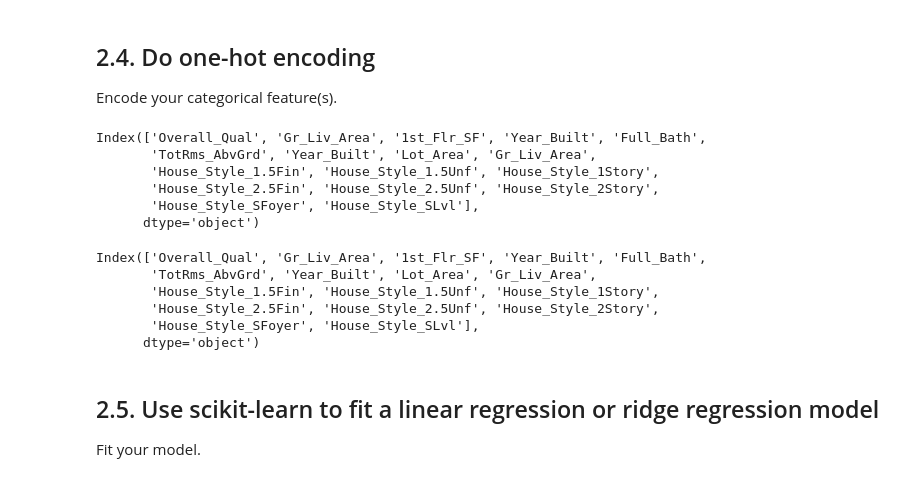
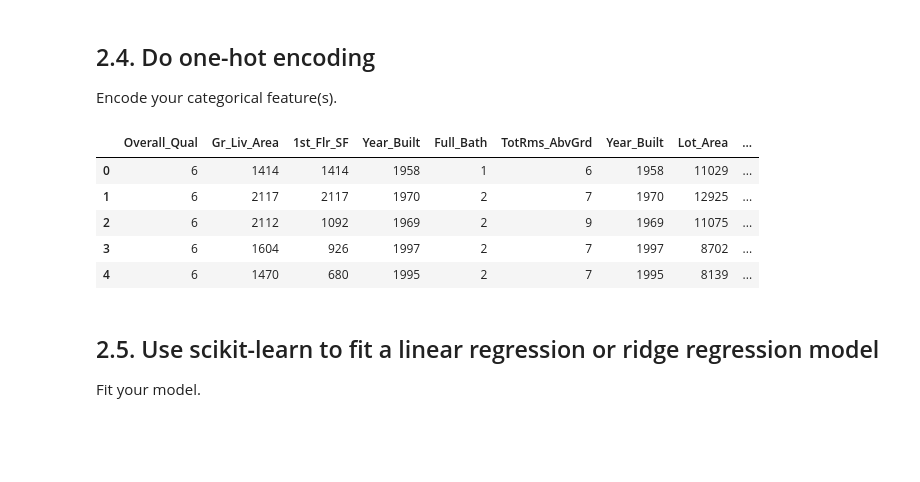
Before and after one commit to JoshuaHaga/DS-Unit-2-Linear-Models, a Jupyter notebook: DS_Sprint_Challenge_5.ipynb, the cells around one changed output. Cells and saved outputs as stored; diff of their text form; code cells hidden in the pictures; blank space fills up the shorter version.

```diff
--- a/DS_Sprint_Challenge_5.ipynb
+++ b/DS_Sprint_Challenge_5.ipynb
@@ -416,6 +418,8 @@ X_train = train[features]
 y_train = train[target]
 X_val = val[features]
 y_val = val[target]
+X_test = test[features]
+y_test = test[target]
 
 X_train.shape, y_train.shape, X_val.shape, y_val.shape
 # %% [output]
@@ -436,23 +440,15 @@ cat_features = ['House_Style']
 # %%
 X_train_encoded = dummy_getter(X_train,cat_features)
 X_val_encoded   = dummy_getter(X_val,cat_features)
-X_train_encoded.columns
+X_test_encoded = dummy_getter(X_test, cat_features)
+X_train_encoded.head()
 # %% [output]
-Index(['Overall_Qual', 'Gr_Liv_Area', '1st_Flr_SF', 'Year_Built', 'Full_Bath',
-       'TotRms_AbvGrd', 'Year_Built', 'Lot_Area', 'Gr_Liv_Area',
-       'House_Style_1.5Fin', 'House_Style_1.5Unf', 'House_Style_1Story',
-       'House_Style_2.5Fin', 'House_Style_2.5Unf', 'House_Style_2Story',
-       'House_Style_SFoyer', 'House_Style_SLvl'],
-      dtype='object')
+|  | Overall_Qual | Gr_Liv_Area | 1st_Flr_SF | Year_Built | Full_Bath | TotRms_AbvGrd | Year_Built | Lot_Area | ... |
+| 0 | 6 | 1414 | 1414 | 1958 | 1 | 6 | 1958 | 11029 | ... |
+| 1 | 6 | 2117 | 2117 | 1970 | 2 | 7 | 1970 | 12925 | ... |
+| 2 | 6 | 2112 | 1092 | 1969 | 2 | 9 | 1969 | 11075 | ... |
+| 3 | 6 | 1604 | 926 | 1997 | 2 | 7 | 1997 | 8702 | ... |
+| 4 | 6 | 1470 | 680 | 1995 | 2 | 7 | 1995 | 8139 | ... |
-# %%
-X_val_encoded.columns
-# %% [output]
-Index(['Overall_Qual', 'Gr_Liv_Area', '1st_Flr_SF', 'Year_Built', 'Full_Bath',
-       'TotRms_AbvGrd', 'Year_Built', 'Lot_Area', 'Gr_Liv_Area',
-       'House_Style_1.5Fin', 'House_Style_1.5Unf', 'House_Style_1Story',
-       'House_Style_2.5Fin', 'House_Style_2.5Unf', 'House_Style_2Story',
-       'House_Style_SFoyer', 'House_Style_SLvl'],
-      dtype='object')
 # %% [markdown]
 ## 2.5. Use scikit-learn to fit a linear regression or ridge regression model
 Fit your model.
```
Also changed, not shown: parts of 6 cells of this notebook.
